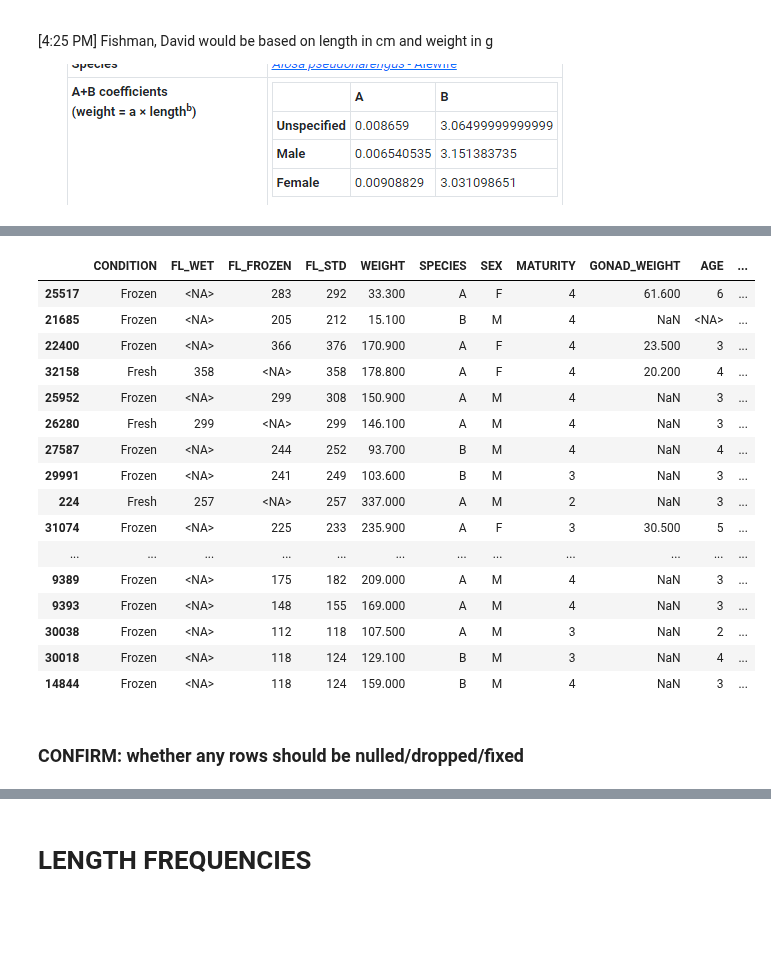
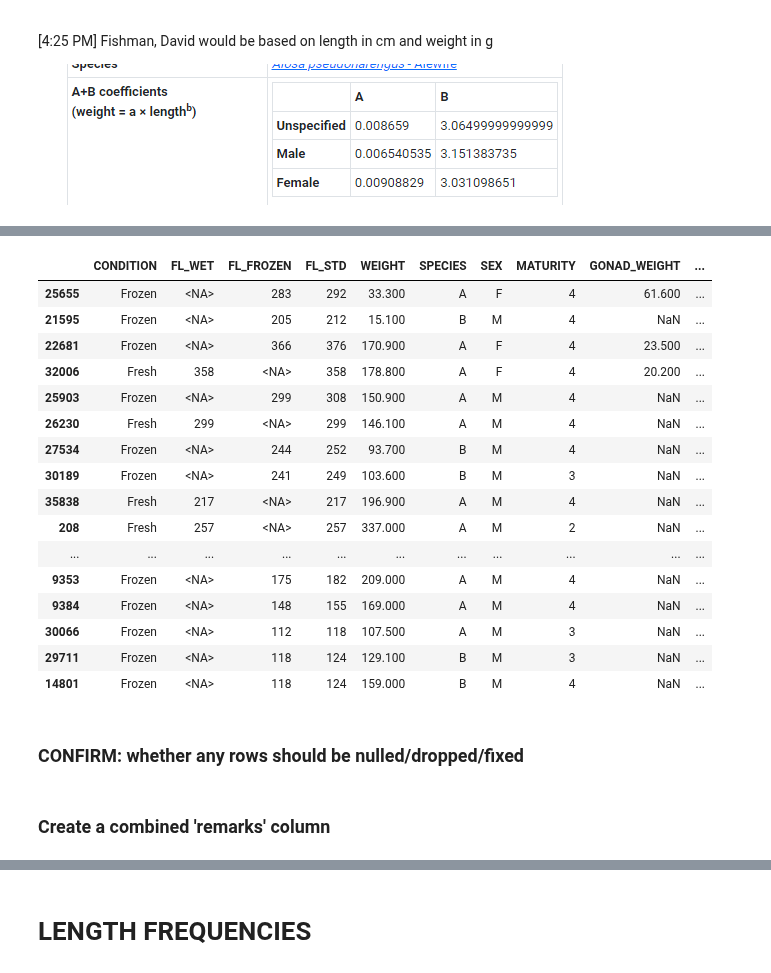
Before and after one commit to dfo-gulf-science/Gaspereau, a Jupyter notebook: 10. Cleaning and Creating Tables.ipynb, the cells around one changed output, grey strips where cells are left out. Saved outputs shown, nothing was run; the diff lists cells and outputs as text; code cells hidden in the pictures; blank space fills up the shorter version.

Commit message:
cleaning and creating tables workbook updated for new data

```diff
--- a/10. Cleaning and Creating Tables.ipynb
+++ b/10. Cleaning and Creating Tables.ipynb
@@ -11,10 +11,14 @@ sns.set_theme()
 from IPython.core.display import display, HTML
 display(HTML("<style>.container { width:100% !important; }</style>"))
 
+# no text wrapping
+display(HTML("<style>.dataframe td { white-space: nowrap; }</style>"))
+
 # pandas formatting
 pd.set_option('display.float_format', '{:.3f}'.format)
 pd.set_option('display.max_columns', None)
 pd.set_option('display.max_rows', 200)
+pd.set_option('display.max_colwidth', 400)
 # %% [markdown]
 # ======================
 # DATA CLEANING
@@ -240 +251,11 @@ if confirm_MATURITY_44_null:
+# %%
+confirm_FSP_1_33_null = True
+
+if confirm_FSP_1_33_null:
+     df_FD.loc[df_FD.FSP_1 == 33, 'FSP_1'] = np.nan
+
+confirm_FSP_1_33_actually_4 = False
+
+if confirm_FSP_1_33_null:
+     df_FD.loc[df_FD.FSP_1 == 33, 'FSP_1'] = 3
 # %% [markdown]
@@ -532,24 +548,24 @@ df_FD[(df_FD['lw_ratio_check'] < lw_ratio_min) | (df_FD['lw_ratio_check'] > lw_r
 # %%
 # these are our outliers
-columns = ['CONDITION', 'FL_WET', 'FL_FROZEN', 'FL_STD', 'WEIGHT', 'SPECIES', 'SEX', 'MATURITY', 'GONAD_WEIGHT', 'AGE', 'lw_ratio_check']
+columns = ['CONDITION', 'FL_WET', 'FL_FROZEN', 'FL_STD', 'WEIGHT', 'SPECIES', 'SEX', 'MATURITY', 'GONAD_WEIGHT', 'lw_ratio_check']
 df_FD[(df_FD['lw_ratio_check'] < lw_ratio_min) | (df_FD['lw_ratio_check'] > lw_ratio_max)].sort_values('lw_ratio_check')[columns]
 # %% [output]
-|  | CONDITION | FL_WET | FL_FROZEN | FL_STD | WEIGHT | SPECIES | SEX | MATURITY | GONAD_WEIGHT | AGE | ... |
-| 25517 | Frozen | <NA> | 283 | 292 | 33.300 | A | F | 4 | 61.600 | 6 | ... |
-| 21685 | Frozen | <NA> | 205 | 212 | 15.100 | B | M | 4 | NaN | <NA> | ... |
-| 22400 | Frozen | <NA> | 366 | 376 | 170.900 | A | F | 4 | 23.500 | 3 | ... |
-| 32158 | Fresh | 358 | <NA> | 358 | 178.800 | A | F | 4 | 20.200 | 4 | ... |
-| 25952 | Frozen | <NA> | 299 | 308 | 150.900 | A | M | 4 | NaN | 3 | ... |
-| 26280 | Fresh | 299 | <NA> | 299 | 146.100 | A | M | 4 | NaN | 3 | ... |
-| 27587 | Frozen | <NA> | 244 | 252 | 93.700 | B | M | 4 | NaN | 4 | ... |
-| 29991 | Frozen | <NA> | 241 | 249 | 103.600 | B | M | 3 | NaN | 3 | ... |
-| 224 | Fresh | 257 | <NA> | 257 | 337.000 | A | M | 2 | NaN | 3 | ... |
-| 31074 | Frozen | <NA> | 225 | 233 | 235.900 | A | F | 3 | 30.500 | 5 | ... |
-| ... | ... | ... | ... | ... | ... | ... | ... | ... | ... | ... | ... |
-| 9389 | Frozen | <NA> | 175 | 182 | 209.000 | A | M | 4 | NaN | 3 | ... |
-| 9393 | Frozen | <NA> | 148 | 155 | 169.000 | A | M | 4 | NaN | 3 | ... |
-| 30038 | Frozen | <NA> | 112 | 118 | 107.500 | A | M | 3 | NaN | 2 | ... |
-| 30018 | Frozen | <NA> | 118 | 124 | 129.100 | B | M | 3 | NaN | 4 | ... |
-| 14844 | Frozen | <NA> | 118 | 124 | 159.000 | B | M | 4 | NaN | 3 | ... |
+|  | CONDITION | FL_WET | FL_FROZEN | FL_STD | WEIGHT | SPECIES | SEX | MATURITY | GONAD_WEIGHT | ... |
+| 25655 | Frozen | <NA> | 283 | 292 | 33.300 | A | F | 4 | 61.600 | ... |
+| 21595 | Frozen | <NA> | 205 | 212 | 15.100 | B | M | 4 | NaN | ... |
+| 22681 | Frozen | <NA> | 366 | 376 | 170.900 | A | F | 4 | 23.500 | ... |
+| 32006 | Fresh | 358 | <NA> | 358 | 178.800 | A | F | 4 | 20.200 | ... |
+| 25903 | Frozen | <NA> | 299 | 308 | 150.900 | A | M | 4 | NaN | ... |
+| 26230 | Fresh | 299 | <NA> | 299 | 146.100 | A | M | 4 | NaN | ... |
+| 27534 | Frozen | <NA> | 244 | 252 | 93.700 | B | M | 4 | NaN | ... |
+| 30189 | Frozen | <NA> | 241 | 249 | 103.600 | B | M | 3 | NaN | ... |
+| 35838 | Fresh | 217 | <NA> | 217 | 196.900 | A | M | 4 | NaN | ... |
+| 208 | Fresh | 257 | <NA> | 257 | 337.000 | A | M | 2 | NaN | ... |
+| ... | ... | ... | ... | ... | ... | ... | ... | ... | ... | ... |
+| 9353 | Frozen | <NA> | 175 | 182 | 209.000 | A | M | 4 | NaN | ... |
+| 9384 | Frozen | <NA> | 148 | 155 | 169.000 | A | M | 4 | NaN | ... |
+| 30066 | Frozen | <NA> | 112 | 118 | 107.500 | A | M | 3 | NaN | ... |
+| 29711 | Frozen | <NA> | 118 | 124 | 129.100 | B | M | 3 | NaN | ... |
+| 14801 | Frozen | <NA> | 118 | 124 | 159.000 | B | M | 4 | NaN | ... |
 # %% [markdown]
 ### CONFIRM: whether any rows should be nulled/dropped/fixed
@@ -556,3 +574,5 @@ df_FD[(df_FD['lw_ratio_check'] < lw_ratio_min) | (df_FD['lw_ratio_check'] > lw_r
 # %%
 # drop the lw_ratio_check before saving
 df_FD = df_FD.drop('lw_ratio_check', axis=1)
+# %% [markdown]
+### Create a combined 'remarks' column
```
Also changed, not shown: parts of 42 cells of this notebook, 5 other files.
